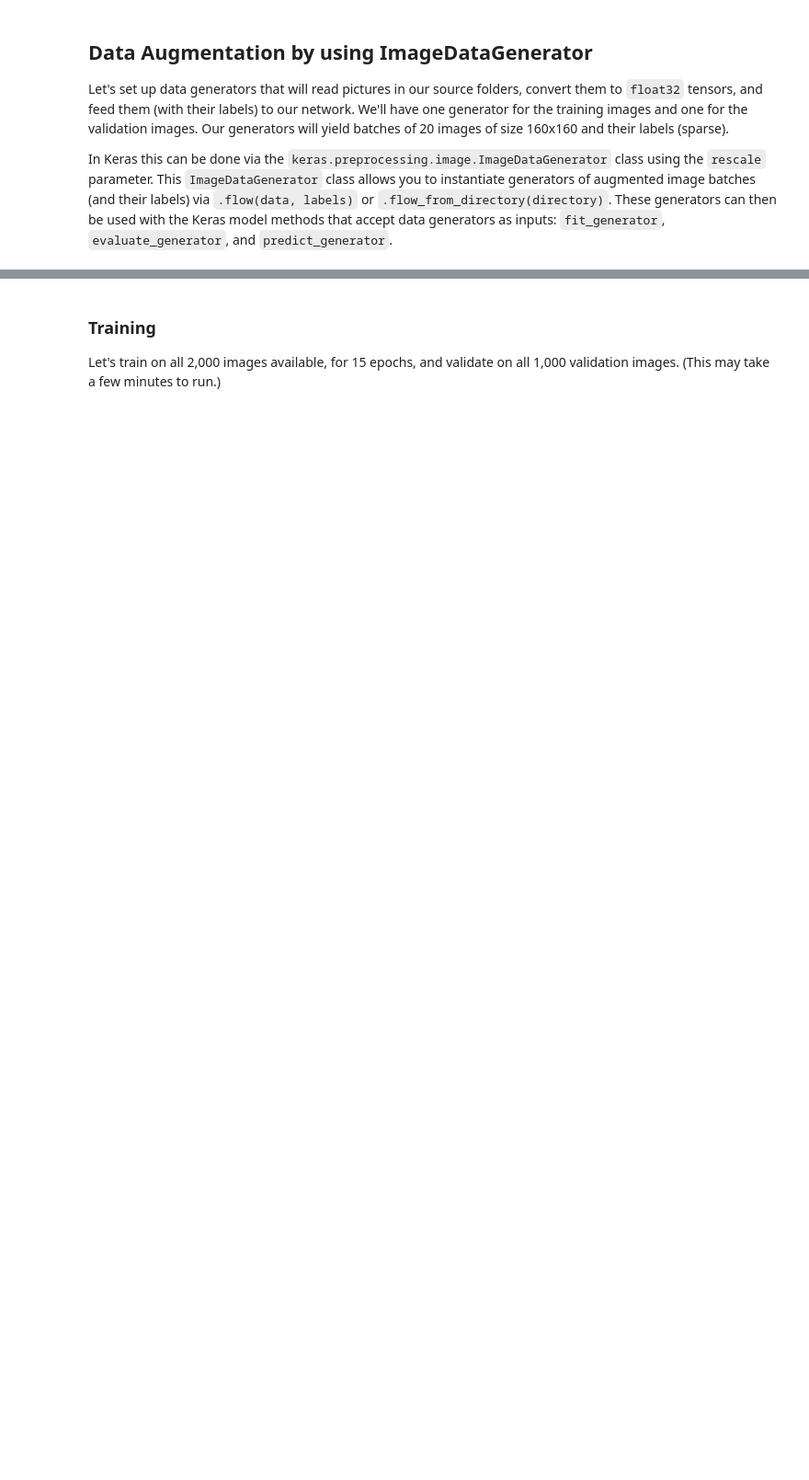
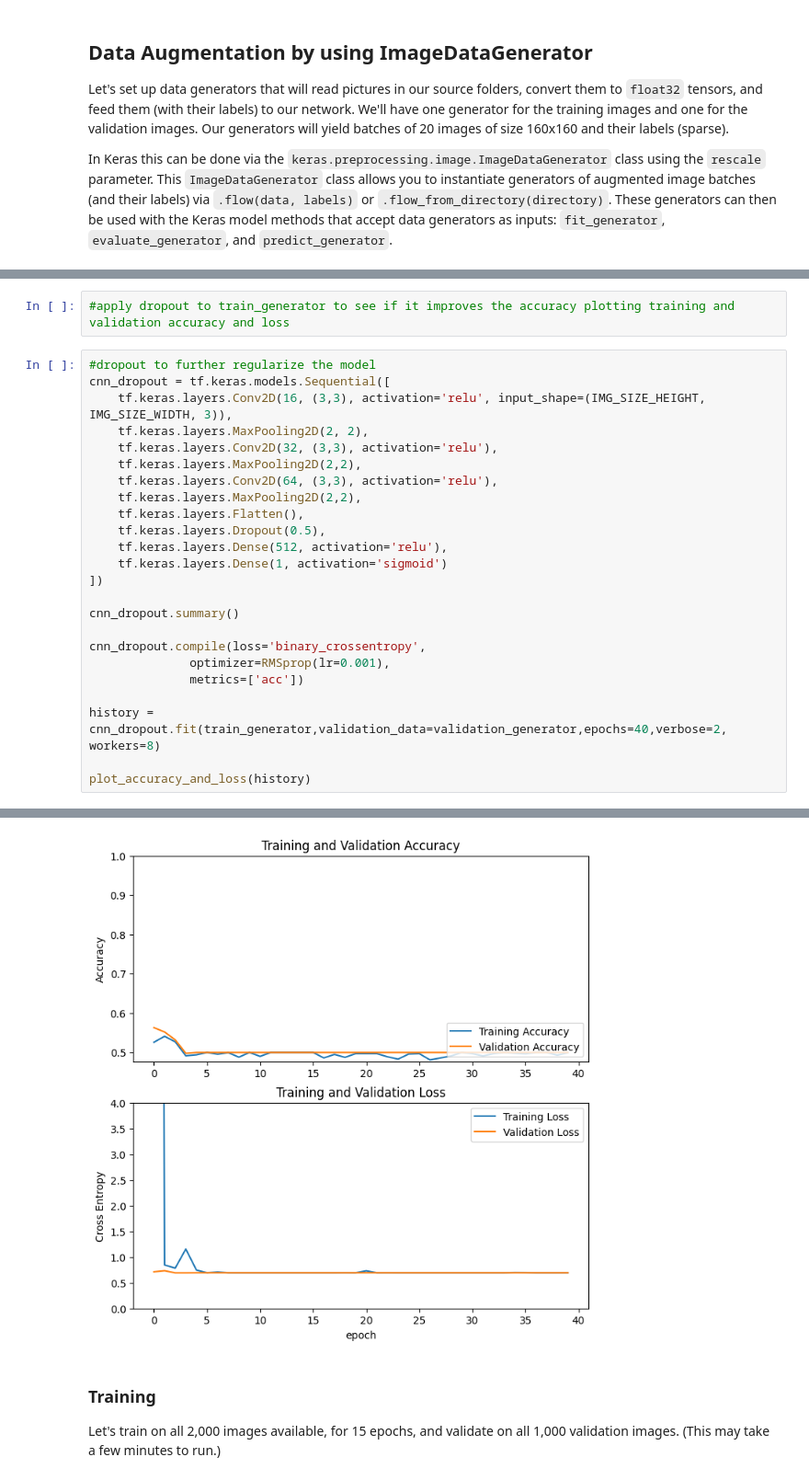
Before and after one commit to callysthenes/python_deep_learning_mbd, a Jupyter notebook: 2023_CNN_ImageClassification_pedrov.ipynb, the cells around one changed output, grey strips where cells are left out. Shown at 92% size. Drawn from its saved outputs; the diff is of its cells as text; blank space fills up the shorter version.

```diff
--- a/2023_CNN_ImageClassification_pedrov.ipynb
+++ b/2023_CNN_ImageClassification_pedrov.ipynb
@@ -266,0 +424,27 @@ validation_generator =
+# %%
+#apply dropout to train_generator to see if it improves the accuracy plotting training and validation accuracy and loss
+# %%
+#dropout to further regularize the model
+cnn_dropout = tf.keras.models.Sequential([
+    tf.keras.layers.Conv2D(16, (3,3), activation='relu', input_shape=(IMG_SIZE_HEIGHT, IMG_SIZE_WIDTH, 3)),
+    tf.keras.layers.MaxPooling2D(2, 2),
+    tf.keras.layers.Conv2D(32, (3,3), activation='relu'),
+    tf.keras.layers.MaxPooling2D(2,2),
+    tf.keras.layers.Conv2D(64, (3,3), activation='relu'),
+    tf.keras.layers.MaxPooling2D(2,2),
+    tf.keras.layers.Flatten(),
+    tf.keras.layers.Dropout(0.5),
+    tf.keras.layers.Dense(512, activation='relu'),
+    tf.keras.layers.Dense(1, activation='sigmoid')
+])
+
+cnn_dropout.summary()
+
+cnn_dropout.compile(loss='binary_crossentropy',
+              optimizer=RMSprop(lr=0.001),
+              metrics=['acc'])
+
+history = cnn_dropout.fit(train_generator,validation_data=validation_generator,epochs=40,verbose=2, workers=8)
+
+plot_accuracy_and_loss(history)
+# %% [output]
@@ -267,3 +486,4 @@ validation_generator =
+[figure, added]
 # %% [markdown]
 ### Training
 Let's train on all 2,000 images available, for 15 epochs, and validate on all 1,000 validation images. (This may take a few minutes to run.)
```
Also changed, not shown: parts of 20 cells of this notebook.
